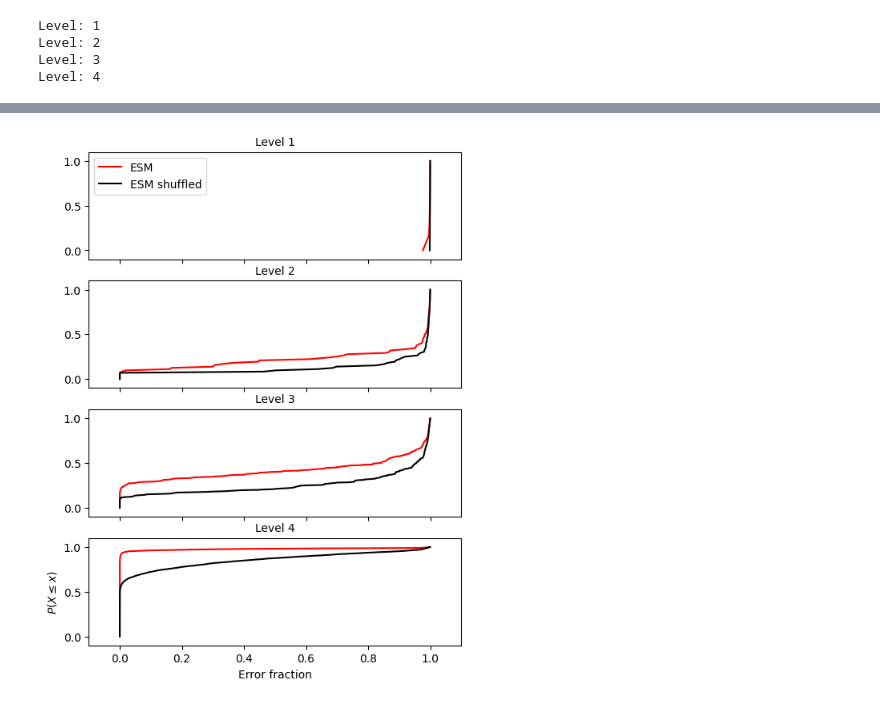
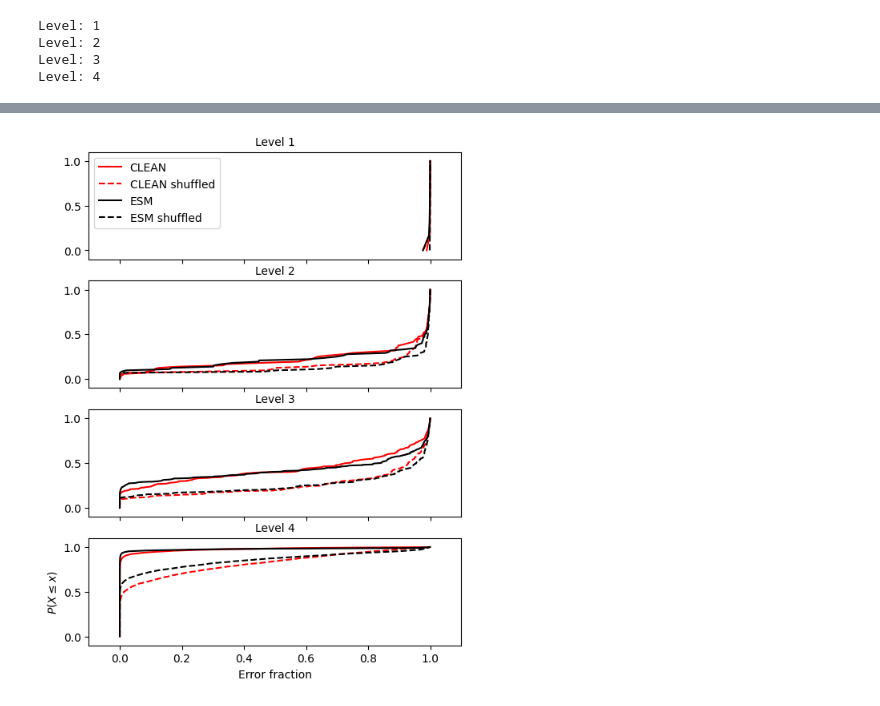
Before and after one commit to stefanpate/rcgnn, a Jupyter notebook: scripts/eval_metrics.ipynb, the cells around one changed output, grey strips where cells are left out. Cells and saved outputs as stored; diff of their text form; code cells hidden in the pictures.

Commit message:
Pulled CLEAN model. Transformed ESM1b embeddings into CLEAN embeddings. Visualized dmax error fraction for CLEAN embeddings.

```diff
--- a/scripts/eval_metrics.ipynb
+++ b/scripts/eval_metrics.ipynb
@@ -49,6 +45,10 @@ for v in unique_ecs.values():
 309
 8423
 # %%
+directory = "/home/stef/hiec/data/embeddings/clean/" # "/home/stef/hiec/data/embeddings/esm1b/"
+seed = 825
+rng = np.random.default_rng(seed)
+
 # Helpers
 def save_json(data, save_to):
     with open(save_to, 'w') as f:
@@ -60,10 +60,16 @@ def load_json(path):
     return data
 
 def load_embed(path):
-    model = torch.load(path)
-    uni_id = model['label'].split(' | ')[0]
-    ec = model['label'].split(' | ')[1]
-    embed = model['mean_representations'][32]
+    path_split = path.split('/')
+    if path_split[-2] == 'esm1b':
+        model = torch.load(path)
+        uni_id = model['label'].split(' | ')[0]
+        ec = model['label'].split(' | ')[1]
+        embed = model['mean_representations'][32]
+    elif path_split[-2] == 'clean':
+        uni_id, ec = path_split[-1].split(' | ')
+        ec = ec[:-3] # Strip off '.pt
+        embed = torch.load(path)
     return uni_id, ec, embed
 
 def load_class(ec, dir_path):
@@ -266,12 +270,11 @@ for i in range(n_levels):
         error_fracs[i].append(dmax_error(class_embeds, neg_embeds, neg_ecs))
 # %%
 # Loop over levels of label hierarchy
-# and compute dmax error for ESM embeds
+# and compute dmax error for embeds
 
 n_levels = 4 # Levels of hierarchy in EC
-unique_class_dict = unique_ecs
-do_shuffle = True
-ds = 10 # Downsample factor
+do_shuffle = False
+ds = 1 # Downsample factor
 
 error_fracs = {}
 embed_idxs = defaultdict(lambda : defaultdict(list))
@@ -334,25 +337,28 @@ plt.show()
 # %%
-sup_error_fracs = [load_json('../artifacts/dmax_error_fracs_esm_ds_10.json'),
+sup_error_fracs = [load_json('../artifacts/dmax_error_fracs_clean_ds_10.json'),
+                   load_json('../artifacts/dmax_error_fracs_clean_shuffled_ds_10.json'),
+                   load_json('../artifacts/dmax_error_fracs_esm_ds_10.json'),
                    load_json('../artifacts/dmax_error_fracs_esm_shuffled_ds_10.json')]
 # %%
 # Plot dmax error in cdfs
 ep = 1e-1
 fig, ax = plt.subplots(figsize=(6,8), nrows=n_levels, sharex=True, sharey=True)
-colors = ['r', 'k']
-labels = ['ESM', 'ESM shuffled']
+colors = ['r', 'r', 'k', 'k']
+linestyles = ['-', '--', '-', '--']
+labels = ['CLEAN', 'CLEAN shuffled', 'ESM', 'ESM shuffled']
 
 for j, error_fracs in enumerate(sup_error_fracs):
     for i,k in enumerate(error_fracs.keys()):
         x = np.sort(error_fracs[k])
         y = np.arange(len(x)) / (len(x) - 1)
-        ax[i].plot(x, y, color=colors[j], label=labels[j])
+        ax[i].plot(x, y, color=colors[j], label=labels[j], ls=linestyles[j])
         ax[i].set_title(f"Level {int(k)+1}", fontsize=10)
 
 ax[-1].set_ylabel(r'$P(X \leq x)$')
 ax[-1].set_xlabel('Error fraction')
 ax[0].set_ylim(-ep, 1 + ep)
 ax[0].set_xlim(-ep, 1 + ep)
 ax[0].legend()
 plt.show()
 # %% [output]
-[figure, old version]
+[figure, new version]
```
Also changed, not shown: parts of 5 cells of this notebook, 5 other files.
